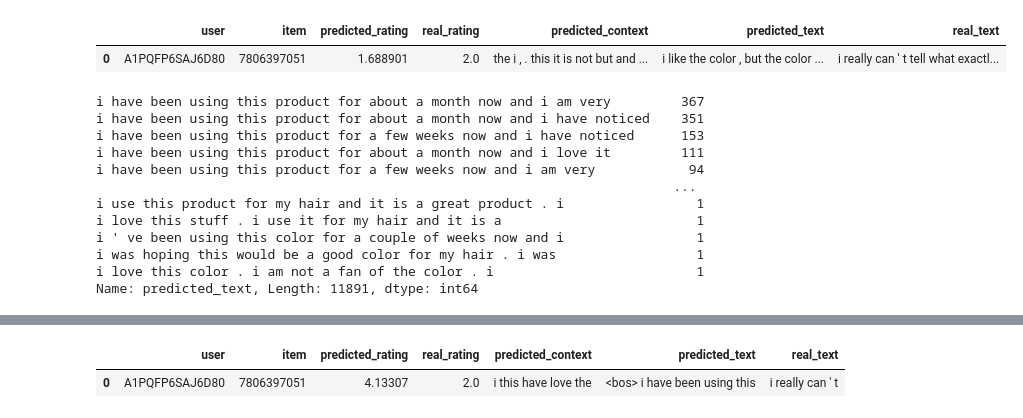
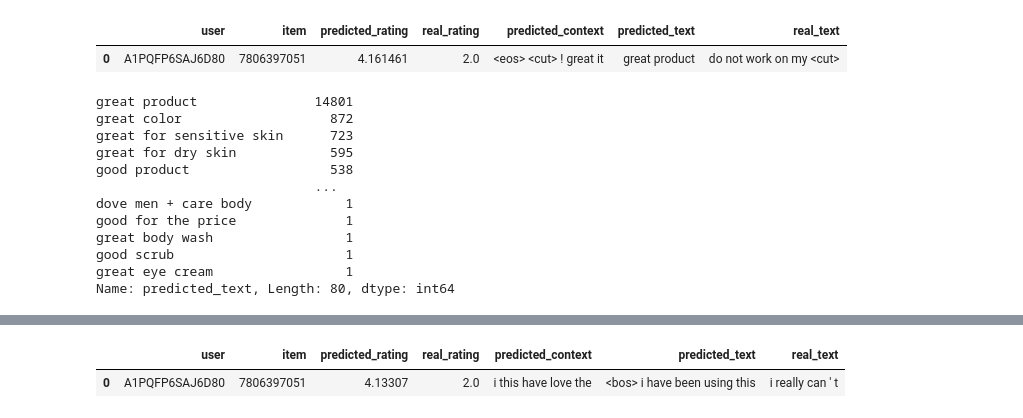
Before and after one commit to andreu-vall/tfg, a Jupyter notebook: analysis.ipynb, the cells around one changed output, grey strips where cells are left out. Drawn from its saved outputs; the diff is of its cells as text; code cells hidden in the pictures.

```diff
--- a/analysis.ipynb
+++ b/analysis.ipynb
@@ -1,37 +1,37 @@
 # %%
 import json
 import pandas as pd
 
 # tinc resultats both en el test i el generate. el procediment de generar-los és molt diferent,
 # però els resultats del output que produeixen és pràcticament el mateix. per tant té sentit
 # analitzar-los junts. la diferència és que el test per predir cada token li dones sempre tota
 # la frase real, mentre que el generate no li dones res i executes el model autoregressivament
 
 def get_results_dataframe(train_id, result_id):
     with open(f"out/{train_id}/results/{result_id}.json") as f:
         results = json.load(f)
 
     df = pd.DataFrame(results["results"])
     return df
 
-df1 = get_results_dataframe('train_id_4', 'result_id_1')
+df1 = get_results_dataframe('train_id_1juny_8', 'result_id_1')
 
 df1.head(1)
 # %% [output]
 |  | user | item | predicted_rating | real_rating | predicted_context | predicted_text | real_text |
-| 0 | A1PQFP6SAJ6D80 | 7806397051 | 1.688901 | 2.0 | the i , . this it is not but and ... | i like the color , but the color ... | i really can ' t tell what exactl... |
+| 0 | A1PQFP6SAJ6D80 | 7806397051 | 4.161461 | 2.0 | <eos> <cut> ! great it | great product | do not work on my <cut> |
 # %%
 df1['predicted_text'].value_counts()
 # %% [output]
-i have been using this product for about a month now and i am very         367
-i have been using this product for about a month now and i have noticed    351
-i have been using this product for a few weeks now and i have noticed      153
-i have been using this product for about a month now and i love it         111
-i have been using this product for a few weeks now and i am very            94
-                                                                          ...
-i use this product for my hair and it is a great product . i                 1
-i love this stuff . i use it for my hair and it is a                         1
-i ' ve been using this color for a couple of weeks now and i                 1
-i was hoping this would be a good color for my hair . i was                  1
-i love this color . i am not a fan of the color . i                          1
-Name: predicted_text, Length: 11891, dtype: int64
+great product               14801
+great color                   872
+great for sensitive skin      723
+great for dry skin            595
+good product                  538
+                            ...
+dove men + care body            1
+good for the price              1
+great body wash                 1
+good scrub                      1
+great eye cream                 1
+Name: predicted_text, Length: 80, dtype: int64
```
Also changed, not shown: parts of 6 cells of this notebook, 11 other files.
